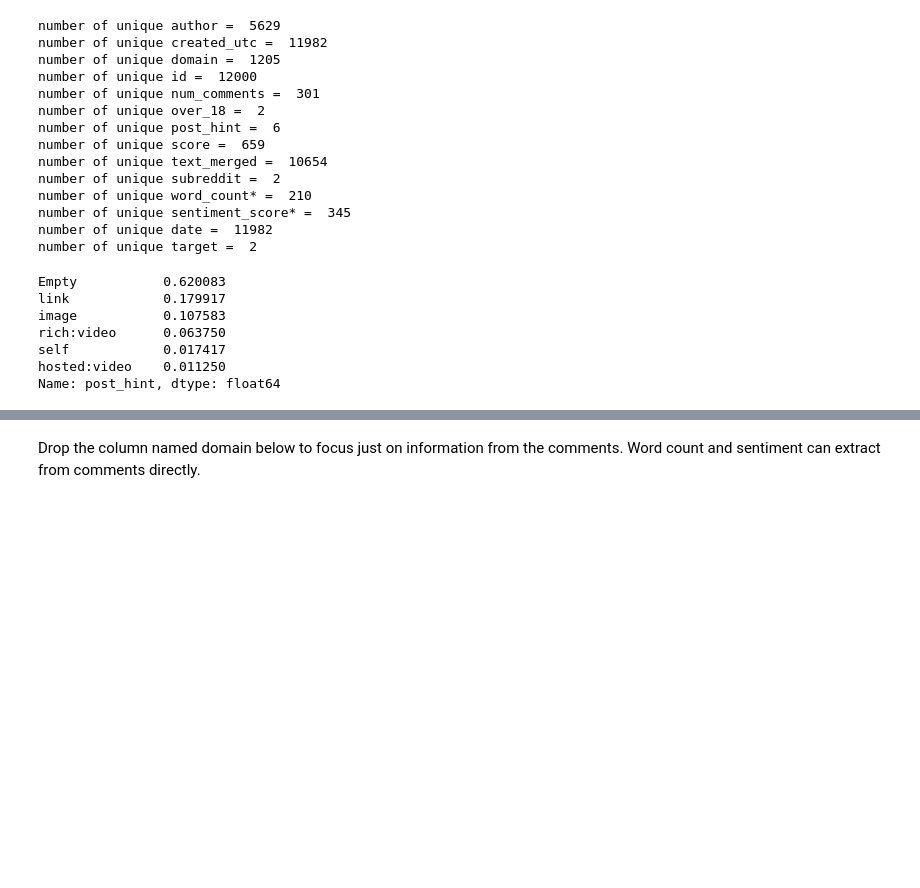
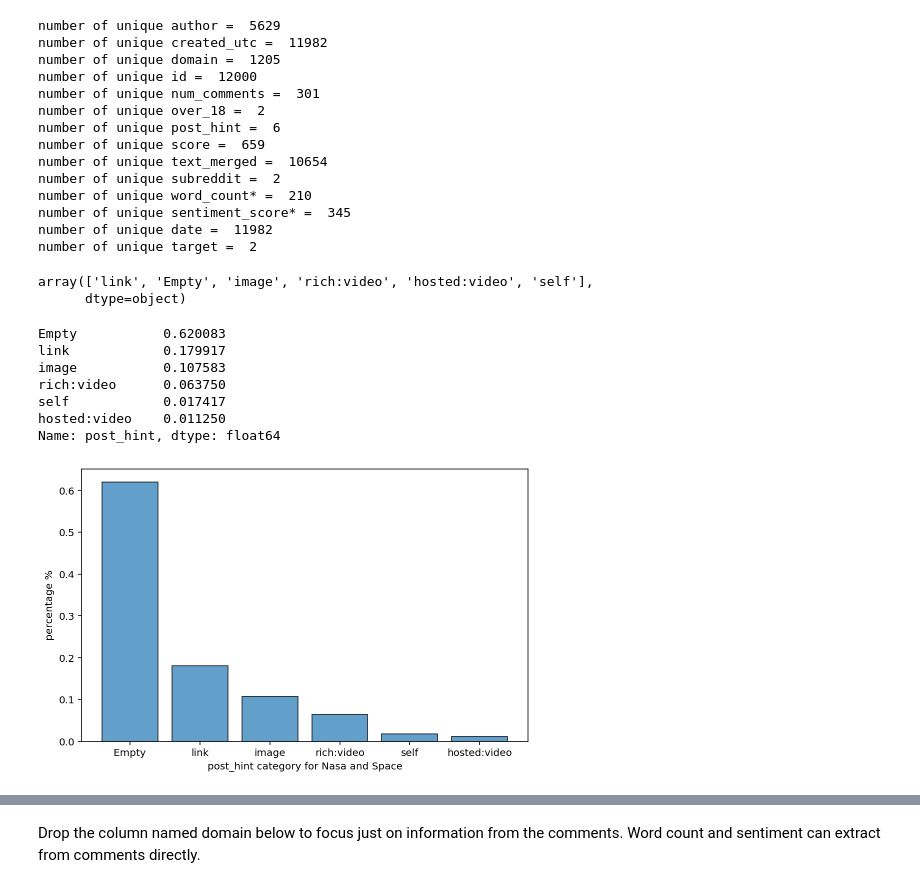
Before and after one commit to Atashnezhad/NLP_Proj2, a Jupyter notebook: Codes/P03_Exploratory data analysis.ipynb, the cells around one changed output, grey strips where cells are left out. Cells and saved outputs as stored; diff of their text form; code cells hidden in the pictures; blank space fills up the shorter version.

```diff
--- a/Codes/P03_Exploratory data analysis.ipynb
+++ b/Codes/P03_Exploratory data analysis.ipynb
@@ -192,4 +192,9 @@ number of unique word_count* =  210
 number of unique sentiment_score* =  345
 number of unique date =  11982
 number of unique target =  2
+# %%
+df_reddit['post_hint'].unique()
+# %% [output]
+array(['link', 'Empty', 'image', 'rich:video', 'hosted:video', 'self'],
+      dtype=object)
 # %%
@@ -202,3 +207,13 @@ rich:video      0.063750
 self            0.017417
 hosted:video    0.011250
 Name: post_hint, dtype: float64
+# %%
+post_hint_percen = pd.DataFrame(df_reddit['post_hint'].value_counts(normalize=True))
+# print(post_hint_percen)
+plt.figure(figsize=(8,5))
+plt.bar(post_hint_percen.index,
+        post_hint_percen['post_hint'],alpha=0.7, ec='k')
+plt.xlabel('post_hint category for Nasa and Space'); plt.ylabel('percentage %')
+plt.show()
+# %% [output]
+[figure, added]
```
Also changed, not shown: parts of 21 cells of this notebook, 1 other file.
